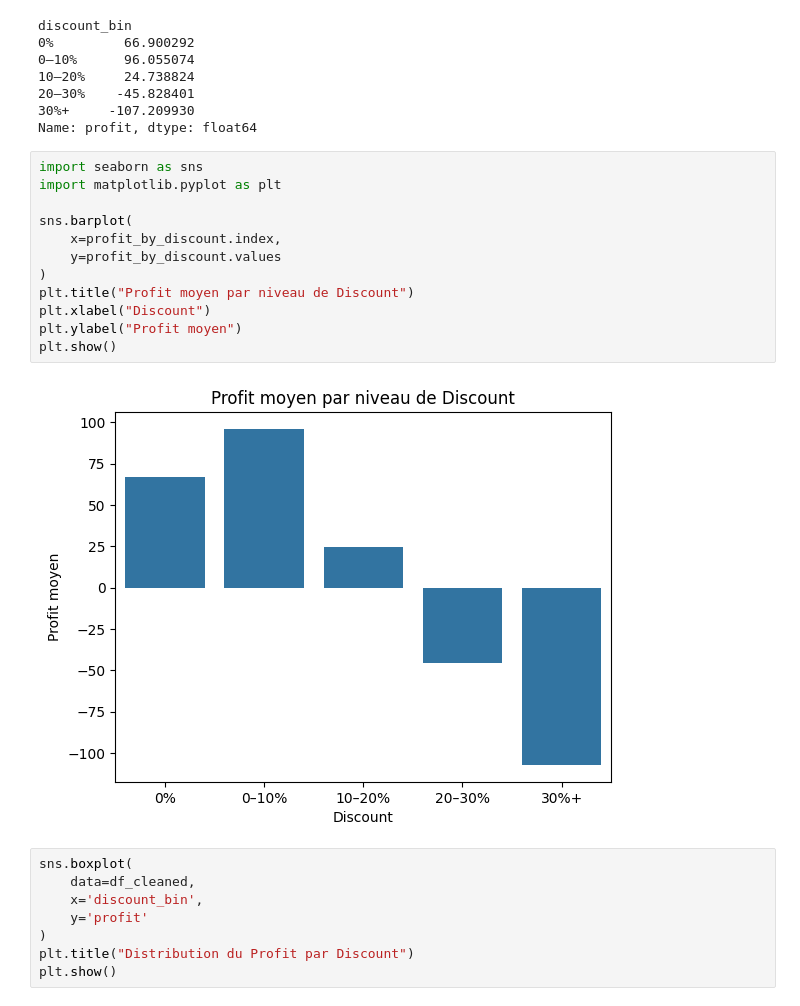
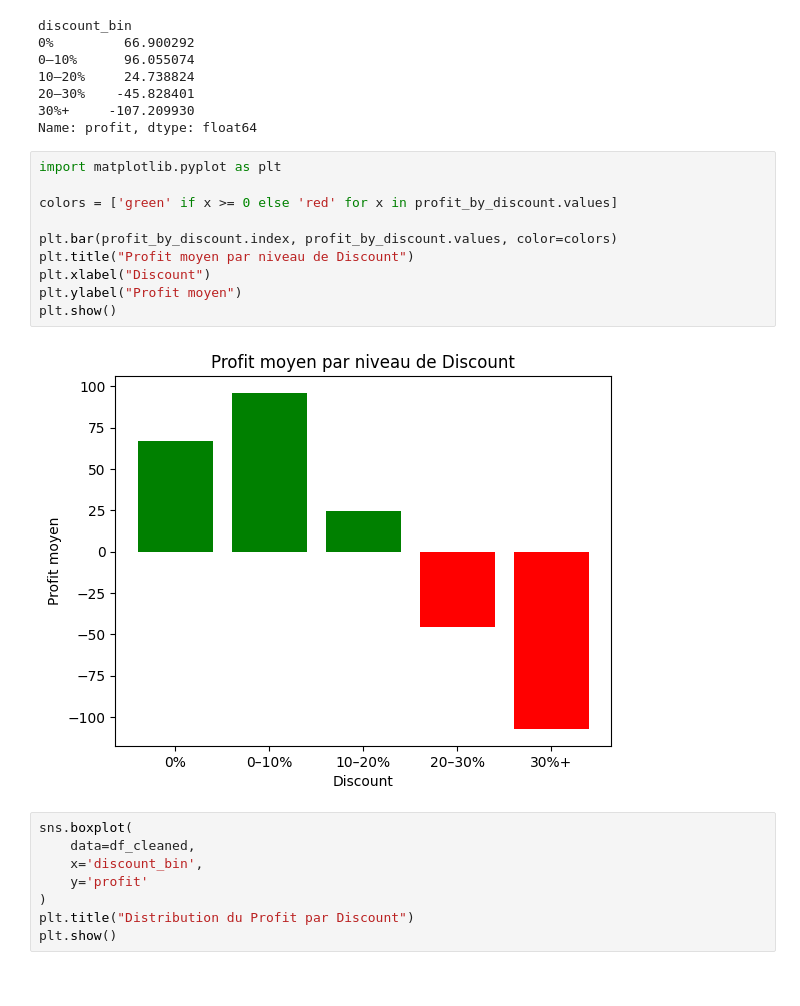
Before and after one commit to msshaqura/project_superstore, a Jupyter notebook: sample_superstore.ipynb, the cells around one changed output. Drawn from its saved outputs; the diff is of its cells as text.

Commit message:
couleurs des visualisations ont été changées

```diff
--- a/sample_superstore.ipynb
+++ b/sample_superstore.ipynb
@@ -306,20 +313,18 @@ discount_bin
 20–30%    -45.828401
 30%+     -107.209930
 Name: profit, dtype: float64
-# %%
-import seaborn as sns
-import matplotlib.pyplot as plt
-
-sns.barplot(
-    x=profit_by_discount.index,
-    y=profit_by_discount.values
-)
-plt.title("Profit moyen par niveau de Discount")
-plt.xlabel("Discount")
-plt.ylabel("Profit moyen")
-plt.show()
-# %% [output]
-[figure, removed]
+# %%
+import matplotlib.pyplot as plt
+
+colors = ['green' if x >= 0 else 'red' for x in profit_by_discount.values]
+
+plt.bar(profit_by_discount.index, profit_by_discount.values, color=colors)
+plt.title("Profit moyen par niveau de Discount")
+plt.xlabel("Discount")
+plt.ylabel("Profit moyen")
+plt.show()
+# %% [output]
+[figure, added]
 # %%
 sns.boxplot(
     data=df_cleaned,
```
Also changed, not shown: parts of 3 cells of this notebook.
